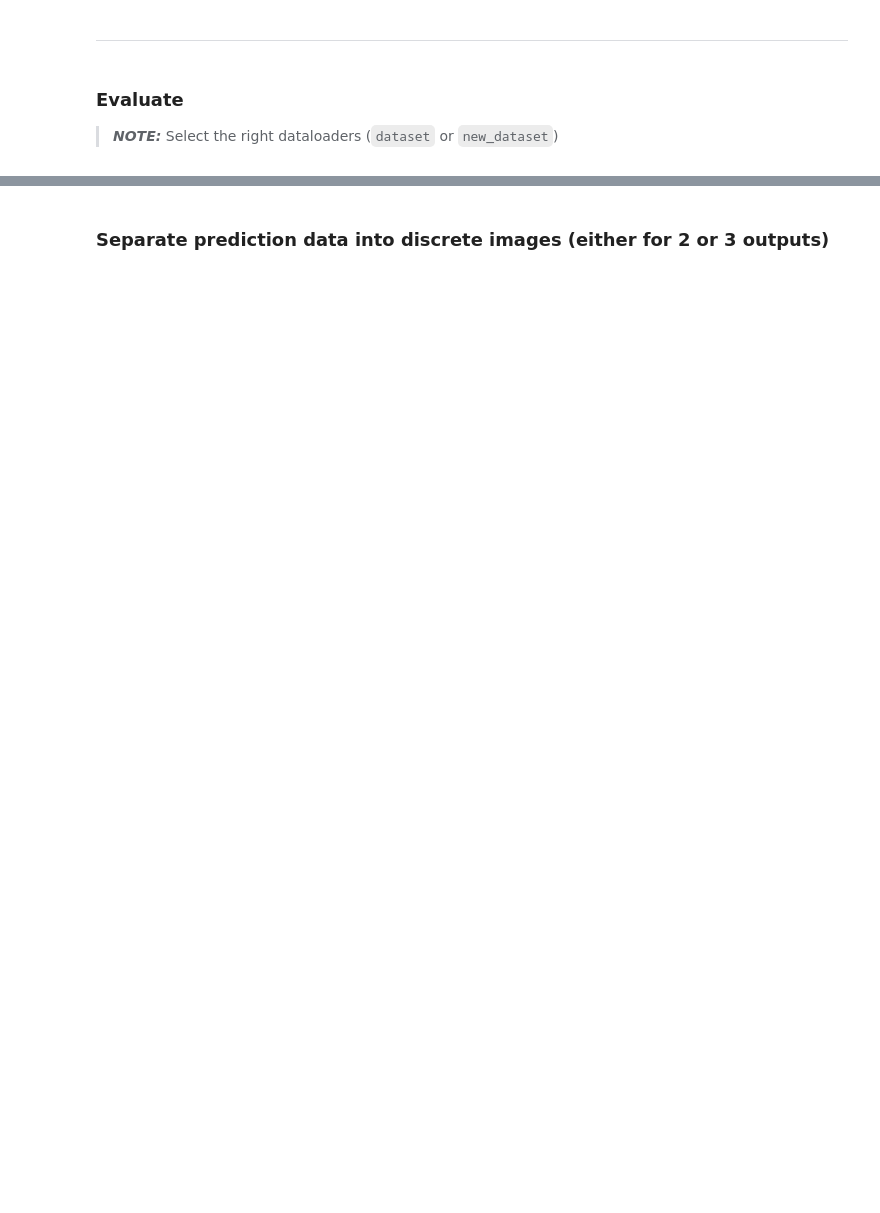
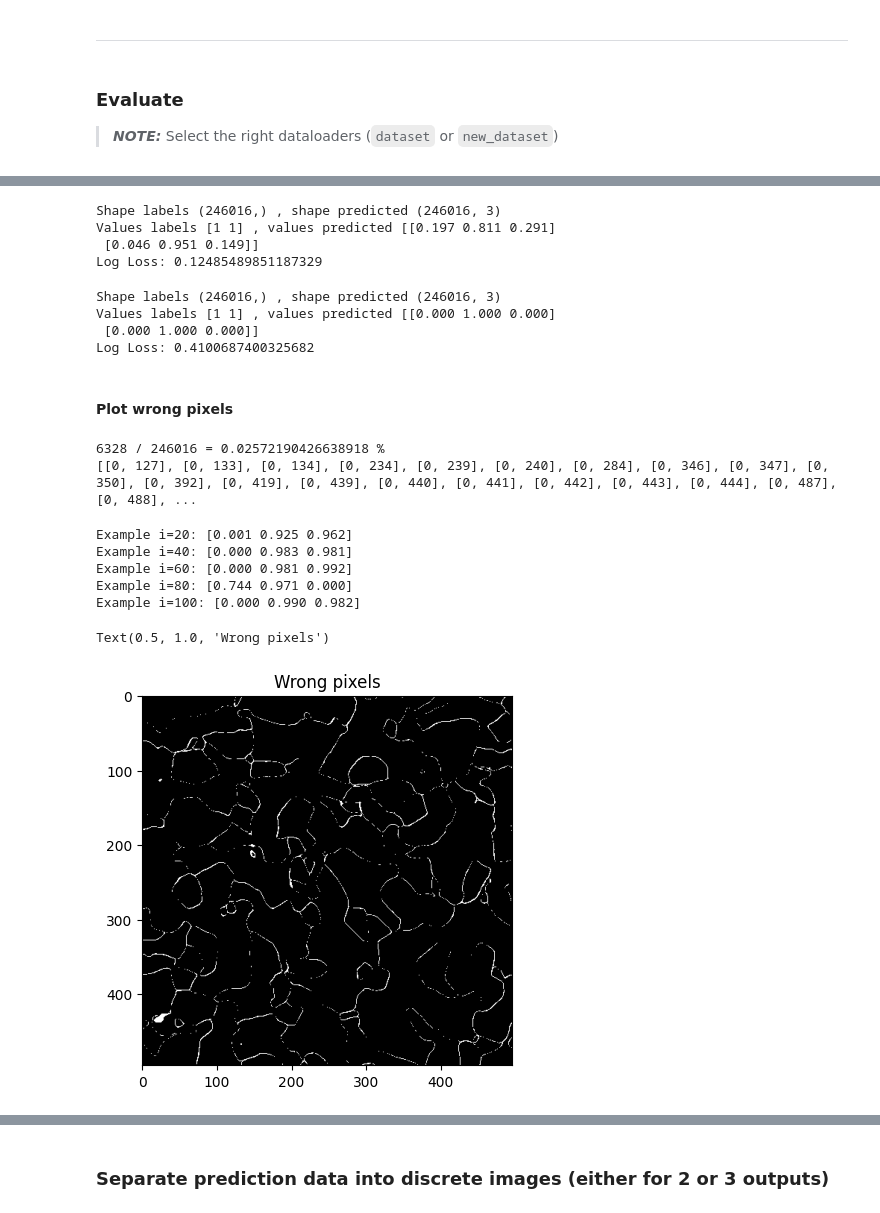
Before and after one commit to davidschep/xray-segmentation, a Jupyter notebook: UNet_Notebook.ipynb, the cells around one changed output, grey strips where cells are left out. Saved outputs shown, nothing was run; the diff lists cells and outputs as text; code cells hidden in the pictures; blank space fills up the shorter version.

```diff
--- a/UNet_Notebook.ipynb
+++ b/UNet_Notebook.ipynb
@@ -526,6 +529,17 @@ torch.save(state, "unet_2class_v1_based_on_v11.pt")
 # %% [markdown]
 ### Evaluate
 > **_NOTE:_**  Select the right dataloaders (`dataset` or `new_dataset`)
+# %%
+from sklearn import metrics
+import matplotlib.pyplot as plt
+
+def make_concrete(probs):
+    probs = probs.copy()
+    for x in range(len(probs[0])):
+        for y in range(len(probs[0,0])):
+            for distinct_class in range(len(probs)):
+                probs[distinct_class,x,y] = 1.0 if distinct_class==np.argmax(probs[:,x,y]) else 0.0
+    return probs
 # %%
 # Set model to the evaluation mode
 model.eval()
@@ -546,0 +592,65 @@ pred = pred.data.cpu().numpy()
+# %%
+# for true values (such as [0.197 0.811 0.291])
+log_loss_labels = np.argmax(labels[0].cpu().numpy(), 0).flatten() # argmax to get which class in labels, then flatten into [246016]
+log_loss_predicted = np.swapaxes(pred[0].reshape(pred[0].shape[0], 496*496), 0, 1) # shape into [3, 496*496], then swapaxes into [246016, 3]
+log_loss = metrics.log_loss(log_loss_labels, log_loss_predicted)
+print("Shape labels", log_loss_labels.shape, ", shape predicted", log_loss_predicted.shape)
+print("Values labels", log_loss_labels[0:2], ", values predicted", log_loss_predicted[0:2])
+print("Log Loss:", log_loss)
+# %% [output]
+Shape labels (246016,) , shape predicted (246016, 3)
+Values labels [1 1] , values predicted [[0.197 0.811 0.291]
+ [0.046 0.951 0.149]]
+Log Loss: 0.12485489851187329
+# %%
+# for concrete values (such as [0.0, 1.0, 0.0])
+log_loss_labels = np.argmax(labels[0].cpu().numpy(), 0).flatten() # argmax to get which class in labels, then flatten into [246016]
+log_loss_predicted = np.swapaxes(make_concrete(pred[0]).reshape(pred[0].shape[0], 496*496), 0, 1) # shape into [3, 496*496], then swapaxes into [246016, 3]
+log_loss = metrics.log_loss(log_loss_labels, log_loss_predicted)
+print("Shape labels", log_loss_labels.shape, ", shape predicted", log_loss_predicted.shape)
+print("Values labels", log_loss_labels[0:2], ", values predicted", log_loss_predicted[0:2])
+print("Log Loss:", log_loss)
+# %% [output]
+Shape labels (246016,) , shape predicted (246016, 3)
+Values labels [1 1] , values predicted [[0.000 1.000 0.000]
+ [0.000 1.000 0.000]]
+Log Loss: 0.4100687400325682
+# %% [markdown]
+#### Plot wrong pixels
+# %%
+# wrong pixels:
+pixel_labels = labels[0].cpu().numpy()
+pixel_predicted = make_concrete(pred[0])
+wrong_pixels = []
+for x in range(0,496):
+    for y in range(0,496):
+        if np.argmax(pixel_labels[:,x,y]) != np.argmax(pixel_predicted[:,x,y]):
+            wrong_pixels.append([x,y])
+
+print(len(wrong_pixels),"/", 496*496,"=",len(wrong_pixels)/(496*496),"%")
+print(wrong_pixels)
+# %% [output]
+6328 / 246016 = 0.02572190426638918 %
+[[0, 127], [0, 133], [0, 134], [0, 234], [0, 239], [0, 240], [0, 284], [0, 346], [0, 347], [0, 350], [0, 392], [0, 419], [0, 439], [0, 440], [0, 441], [0, 442], [0, 443], [0, 444], [0, 487], [0, 488], ...
+# %%
+print("Example i=20:", pred[0][:, wrong_pixels[20][0], wrong_pixels[20][1]])
+print("Example i=40:", pred[0][:, wrong_pixels[40][0], wrong_pixels[40][1]])
+print("Example i=60:", pred[0][:, wrong_pixels[60][0], wrong_pixels[60][1]])
+print("Example i=80:", pred[0][:, wrong_pixels[80][0], wrong_pixels[80][1]])
+print("Example i=100:", pred[0][:, wrong_pixels[100][0], wrong_pixels[100][1]])
+# %% [output]
+Example i=20: [0.001 0.925 0.962]
+Example i=40: [0.000 0.983 0.981]
+Example i=60: [0.000 0.981 0.992]
+Example i=80: [0.744 0.971 0.000]
+Example i=100: [0.000 0.990 0.982]
+# %%
+pixels_mask = np.argmax(labels[0].cpu().numpy(), 0) != np.argmax(make_concrete(pred[0]), 0)
+
+# Plot the original image
+plt.plot()
+plt.imshow(pixels_mask, cmap='gray')
+plt.title('Wrong pixels')
+# %% [output]
+Text(0.5, 1.0, 'Wrong pixels')
+[figure, added]
```
Also changed, not shown: parts of 20 cells of this notebook.
